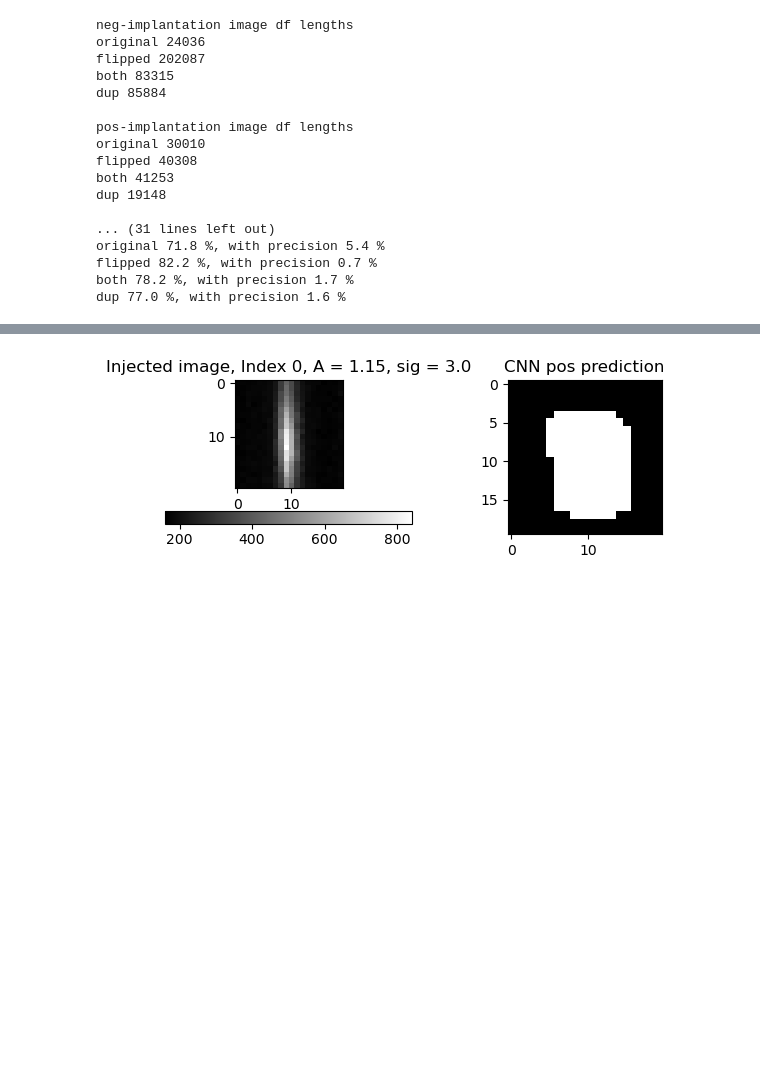
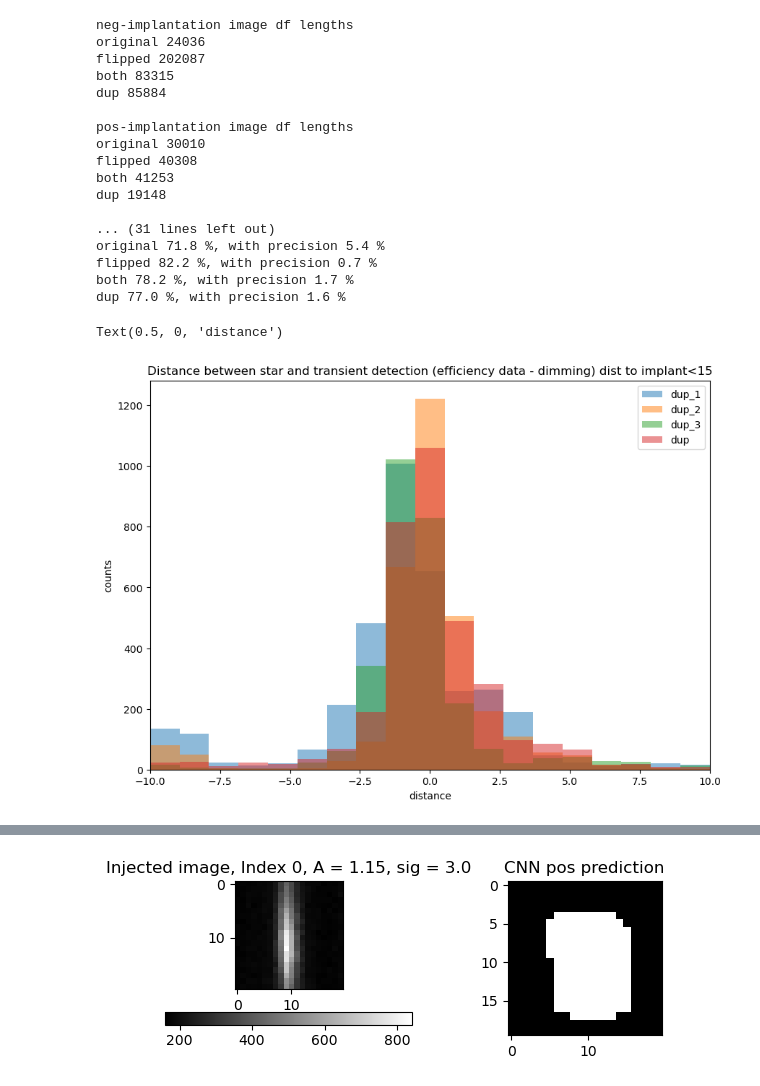
Before and after one commit to SHDaniels/Continuous-Readout-Image-Transient-Detection-with-CNNs, a Jupyter notebook: compare_cnns.ipynb, the cells around one changed output, grey strips where cells are left out. Drawn from its saved outputs; the diff is of its cells as text; code cells hidden in the pictures; blank space fills up the shorter version.

```diff
--- a/compare_cnns.ipynb
+++ b/compare_cnns.ipynb
@@ -45,8 +43,15 @@ df_paths = ["predsarrays/",
                 "presdarrays_flipped/",
                 "presdarrays_both/",
                 "predsarrays_dup/"]
+# %%
+df_names = ["offset_reduced_more"]
+df_paths = ["predsarrays_offset_reduced_more/"]
+dfs_neg_0 = {
+    name: pd.read_csv(f"{df_neg_base_path+df_paths[i]}"+"df_concat")
+    for i, name in enumerate(df_names)
+}
 # %%
-dfs_neg = {
+dfs_neg_1 = {
     name: pd.read_csv(f"{df_neg_base_path+df_paths[i]}"+"df_matched")
     for i, name in enumerate(df_names)
 }
@@ -55,6 +60,25 @@ dfs_pos = {
     name: pd.read_csv(f"{df_pos_base_path+df_paths[i]}"+"df_matched")
     for i, name in enumerate(df_names)
 }
+# %%
+df_names_2 = ["dup_1", "dup_2", "dup_3", "dup", "newrange", "offset_reduced_training"]
+df_paths_2 = ["predsarrays_dup_1/",
+                "predsarrays_dup_2/",
+                "predsarrays_dup_3/",
+                "predsarrays_dup/", "predsarrays_newrange/", "predsarrays_offset_reduced_more/"]
+
+df_neg_base_path = "/lustre/lrspec/ZTF_data/efficiency_testing/full_image_implantations_neg/"
+df_pos_base_path = "/lustre/lrspec/ZTF_data/efficiency_testing/full_image_implantations_pos/"
+
+dfs_neg = {
+    name: pd.read_csv(f"{df_neg_base_path+df_paths_2[i]}"+"df_matched")
+    for i, name in enumerate(df_names_2)
+}
+
+dfs_pos = {
+    name: pd.read_csv(f"{df_pos_base_path+df_paths_2[i]}"+"df_matched")
+    for i, name in enumerate(df_names_2)
+}
 # %%
 dfs_pos['original']
 # %% [output]
@@ -194,3 +337,17 @@ original 71.8 %, with precision 5.4 %
 flipped 82.2 %, with precision 0.7 %
 both 78.2 %, with precision 1.7 %
 dup 77.0 %, with precision 1.6 %
+# %%
+for key in df_names_2[:4]:
+    test = dfs_neg[key][np.abs(dfs_neg[key]['dist_to_implant'])<15]
+    plt.hist((test['closest_x']-(test['col_from_nn']+10)),
+             bins = np.linspace(-10,10,20),
+            alpha=.5, label=key)
+plt.xlim(-10,10)
+plt.legend()
+plt.title("Distance between star and transient detection (efficiency data - dimming) dist to implant<15")
+plt.ylabel("counts")
+plt.xlabel("distance")
+# %% [output]
+Text(0.5, 0, 'distance')
+[figure, added]
```
Also changed, not shown: parts of 43 cells of this notebook, 14 other files.
